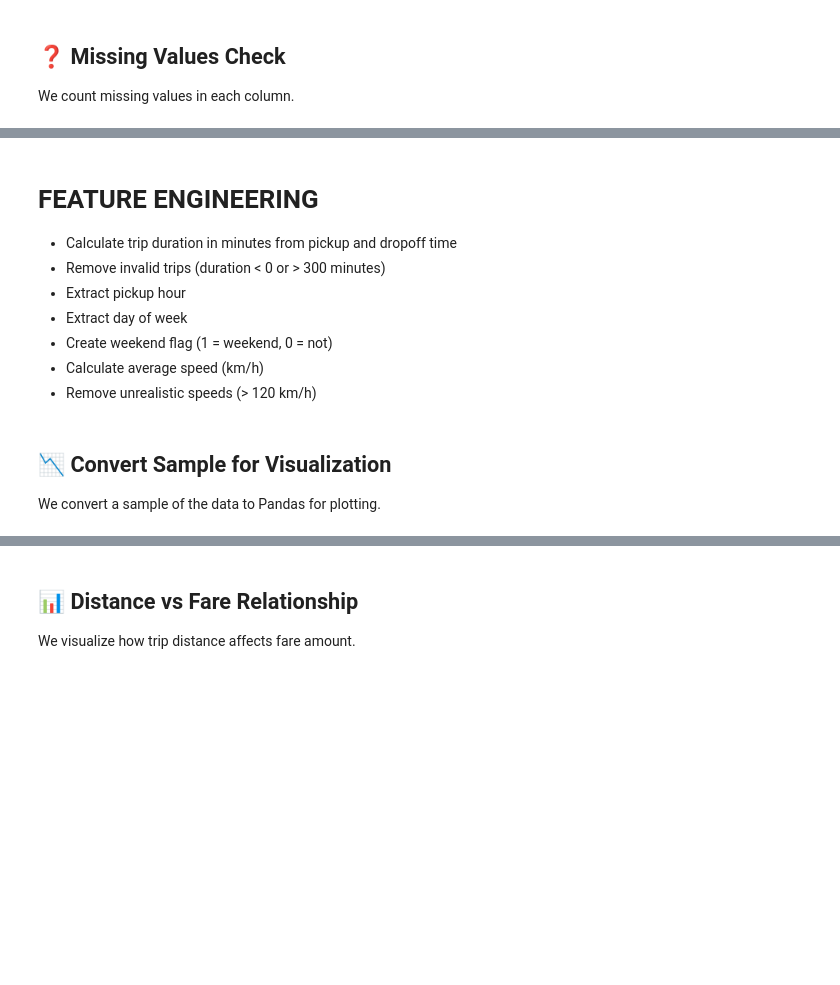
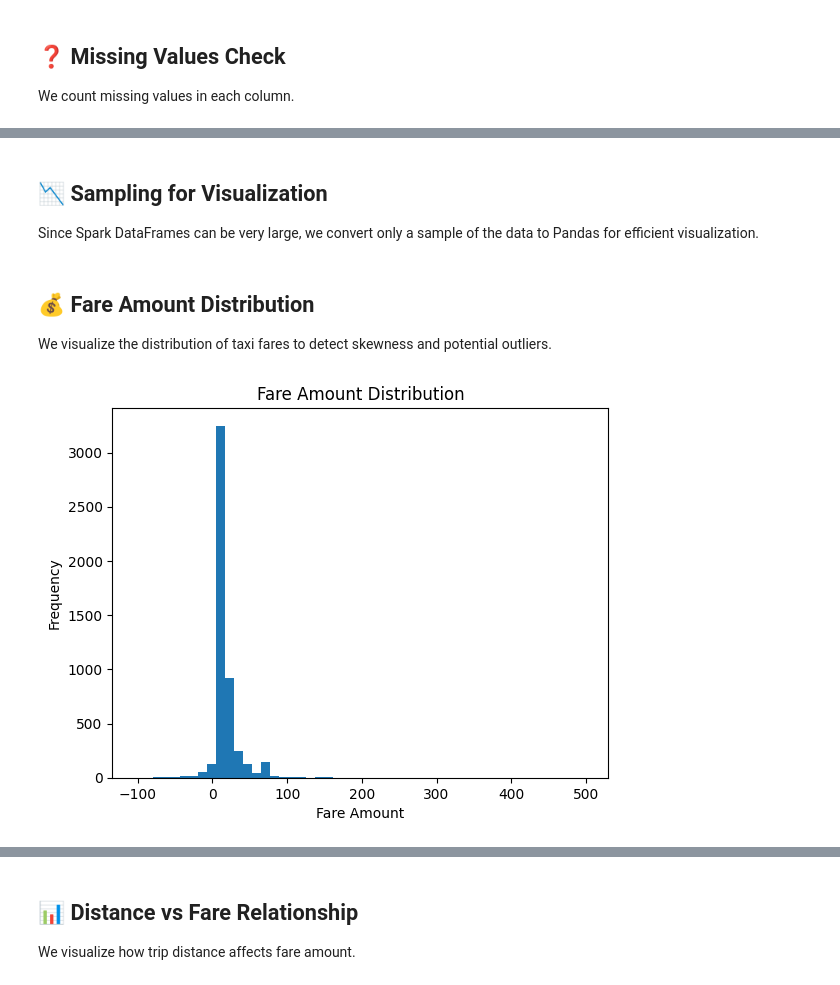
Before and after one commit to mahmoudalamwy514-arch/taxi-bigdata-project, a Jupyter notebook: notebook/EDA.ipynb, the cells around one changed output, grey strips where cells are left out. Saved outputs shown, nothing was run; the diff lists cells and outputs as text; code cells hidden in the pictures; blank space fills up the shorter version.

Commit message:
Improve EDA notebook with insights and visualizations

```diff
--- a/notebook/EDA.ipynb
+++ b/notebook/EDA.ipynb
@@ -77,13 +105,3 @@ df.select([
 +--------+--------------------+---------------------+---------------+-------------+----------+------------------+------------+------------+------------+-----------+-----+-------+----------+----------- ...
 |       0|                   0|                    0|         806937|            0|    806937|            806937|           0|           0|           0|          0|    0|      0|         0|            ...
 +--------+--------------------+---------------------+---------------+-------------+----------+------------------+------------+------------+------------+-----------+-----+-------+----------+----------- ...
-# %% [markdown]
-# FEATURE ENGINEERING
-
-- Calculate trip duration in minutes from pickup and dropoff time
-- Remove invalid trips (duration < 0 or > 300 minutes)
-- Extract pickup hour
-- Extract day of week
-- Create weekend flag (1 = weekend, 0 = not)
-- Calculate average speed (km/h)
-- Remove unrealistic speeds (> 120 km/h)
@@ -140,5 +108,7 @@ df = df.filter(col("avg_speed") < 120)
 # %% [markdown]
-## 📉 Convert Sample for Visualization
+## 📉 Sampling for Visualization
 
-We convert a sample of the data to Pandas for plotting.
+Since Spark DataFrames can be very large,
+we convert only a sample of the data to Pandas
+for efficient visualization.
 # %%
@@ -145,0 +116,13 @@ pdf = df.sample(False, 0.1, seed=42).toPandas()
+# %% [markdown]
+## 💰 Fare Amount Distribution
+
+We visualize the distribution of taxi fares to detect
+skewness and potential outliers.
+# %%
+plt.hist(pdf["fare_amount"], bins=50)
+plt.xlabel("Fare Amount")
+plt.ylabel("Frequency")
+plt.title("Fare Amount Distribution")
+plt.show()
+# %% [output]
+[figure, added]
```
Also changed, not shown: parts of 26 cells of this notebook.
